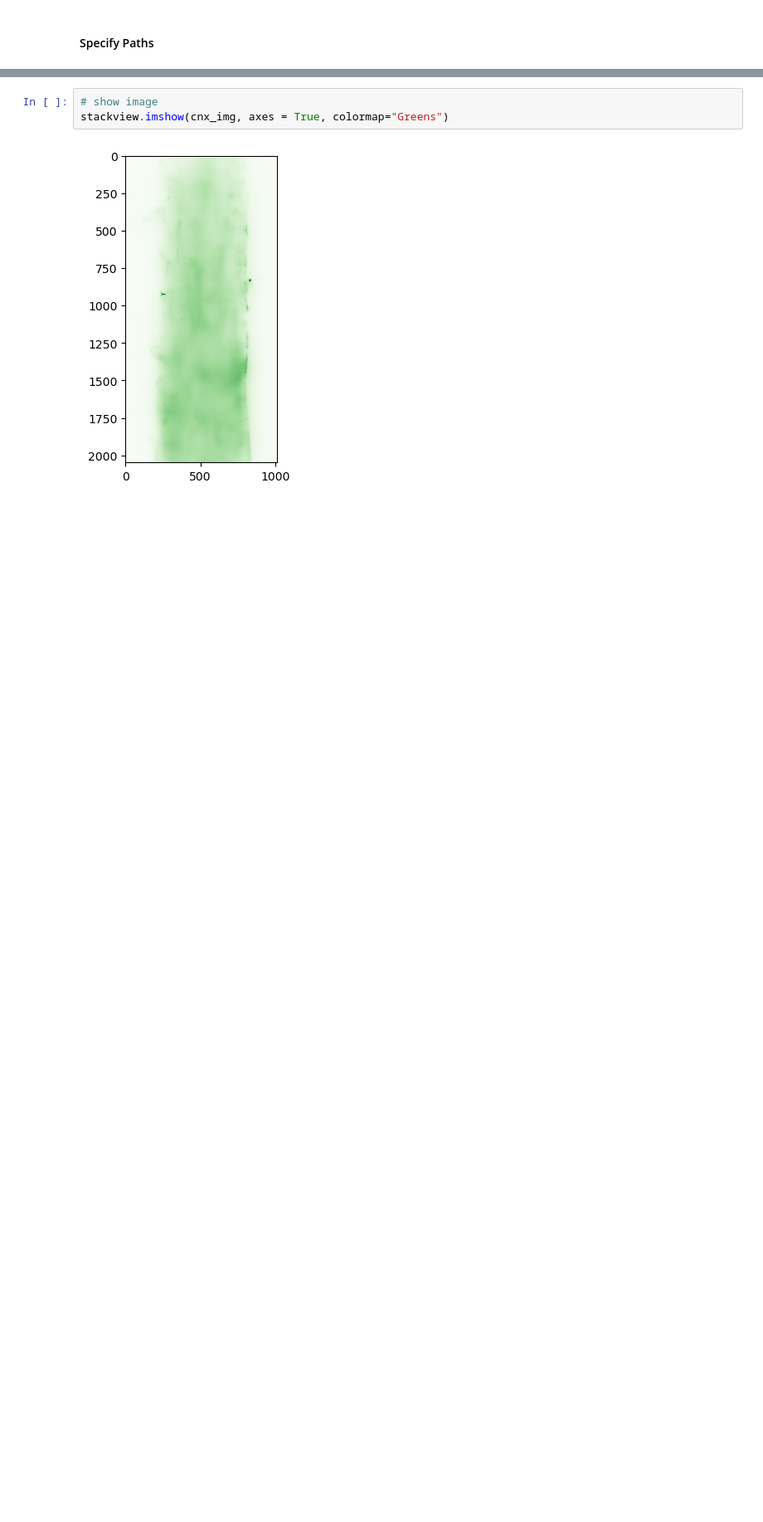
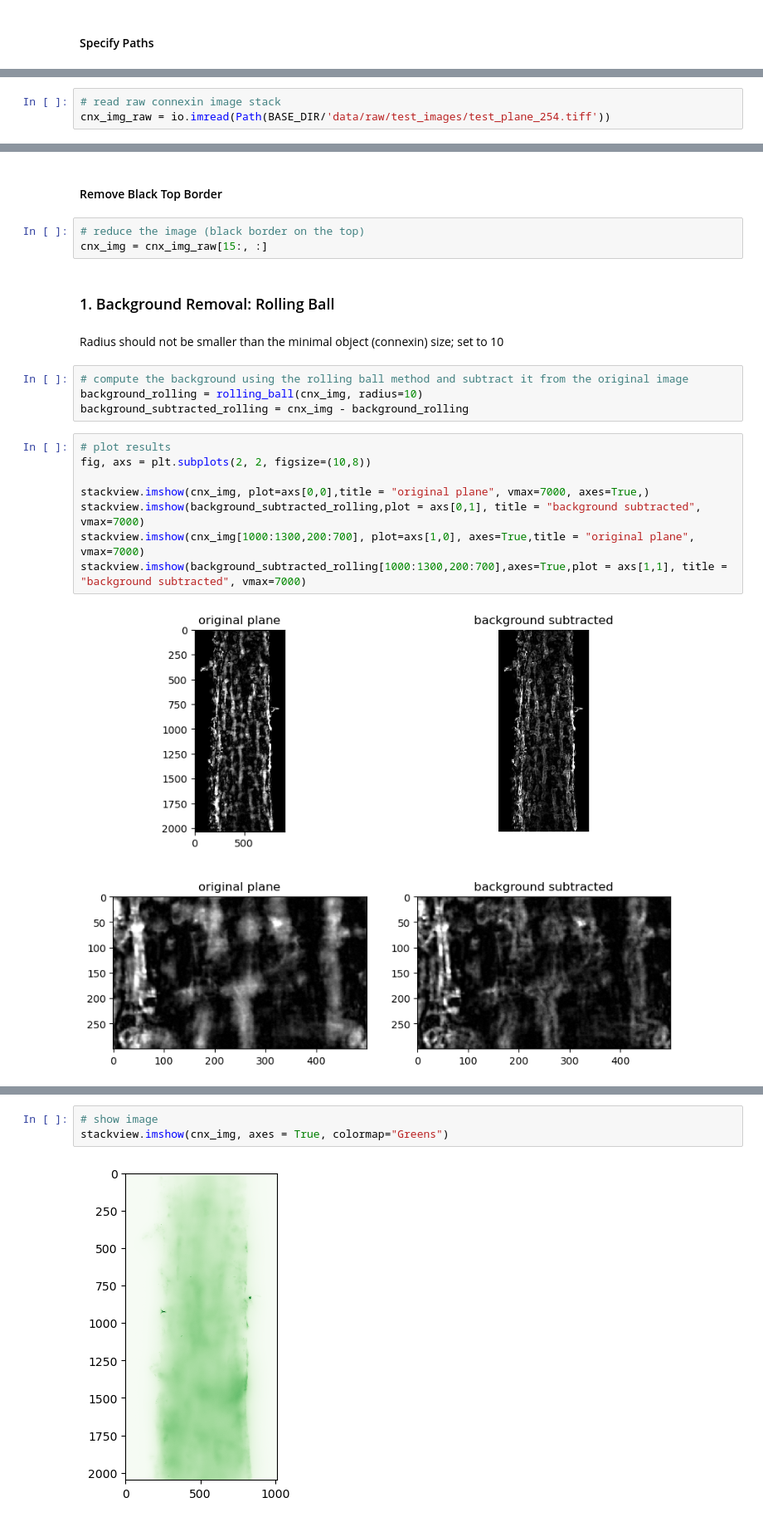
Before and after one commit to llloretta/connexin-pipeline, a Jupyter notebook: notebooks/0_1_1_preprocessing.ipynb, the cells around one changed output, grey strips where cells are left out. Shown at 83% size. Drawn from its saved outputs; the diff is of its cells as text; blank space fills up the shorter version.

```diff
--- a/notebooks/1_1_main_quantitative_pipeline_wholeImage.ipynb
+++ b/notebooks/0_1_1_preprocessing.ipynb
@@ -43 +24,4 @@ full_image_path = Path(BASE_DIR/'data/corrected_images')
+# %%
+# read raw connexin image stack
+cnx_img_raw = io.imread(Path(BASE_DIR/'data/raw/test_images/test_plane_254.tiff'))
 # %%
@@ -67,0 +31,23 @@ psf_name = 'PSF_488'
+# %% [markdown]
+#### Remove Black Top Border
+# %%
+# reduce the image (black border on the top)
+cnx_img = cnx_img_raw[15:, :]
+# %% [markdown]
+### 1. Background Removal: Rolling Ball
+# %% [markdown]
+Radius should not be smaller than the minimal object (connexin) size; set to 10
+# %%
+# compute the background using the rolling ball method and subtract it from the original image
+background_rolling = rolling_ball(cnx_img, radius=10)
+background_subtracted_rolling = cnx_img - background_rolling
+# %%
+# plot results
+fig, axs = plt.subplots(2, 2, figsize=(10,8))
+
+stackview.imshow(cnx_img, plot=axs[0,0],title = "original plane", vmax=7000, axes=True,)
+stackview.imshow(background_subtracted_rolling,plot = axs[0,1], title = "background subtracted", vmax=7000)
+stackview.imshow(cnx_img[1000:1300,200:700], plot=axs[1,0], axes=True,title = "original plane", vmax=7000)
+stackview.imshow(background_subtracted_rolling[1000:1300,200:700],axes=True,plot = axs[1,1], title = "background subtracted", vmax=7000)
+# %% [output]
+[figure, added]
```
Also changed, not shown: parts of 9 cells of this notebook, 4 other files.
